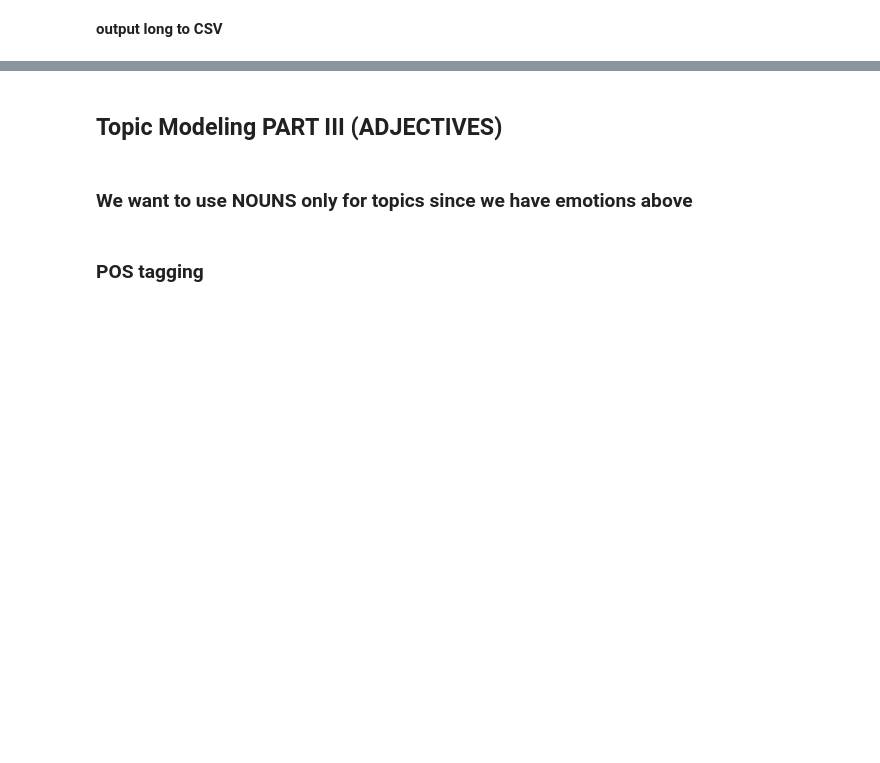
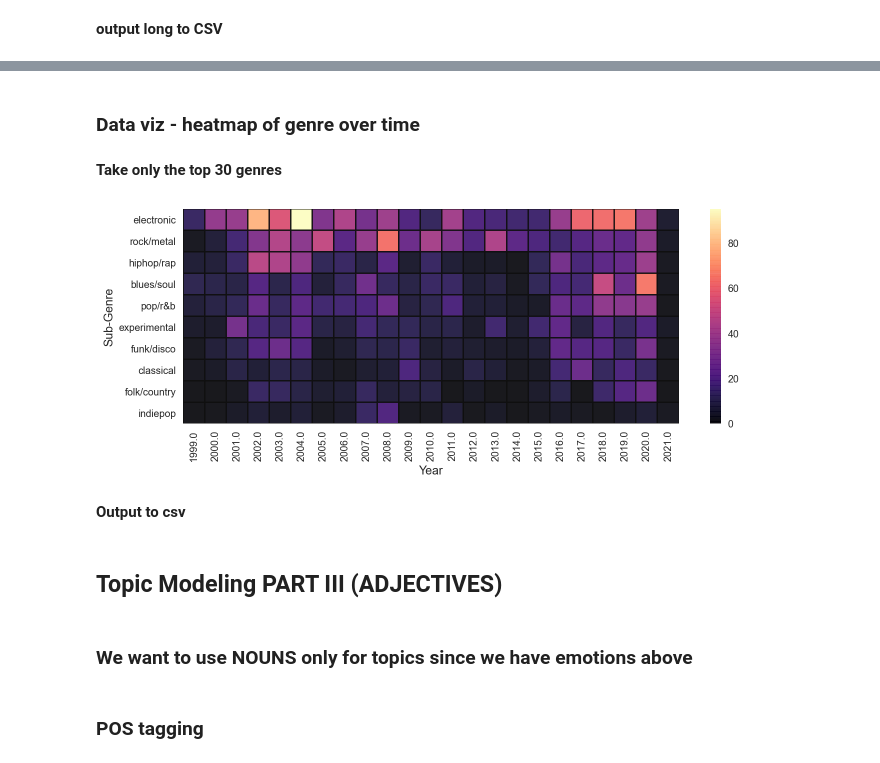
Before and after one commit to chan-chris/Metis_proj5, a Jupyter notebook: pgms/01_pitchfork_review_analysis.ipynb, the cells around one changed output, grey strips where cells are left out. Drawn from its saved outputs; the diff is of its cells as text; code cells hidden in the pictures; blank space fills up the shorter version.

```diff
--- a/pgms/01_pitchfork_review_analysis.ipynb
+++ b/pgms/01_pitchfork_review_analysis.ipynb
@@ -1823,0 +1848,4 @@ df_emo_top_long.to_csv('../data/df_emo_top_long.csv')
+# %%
+df_emo_limited.fillna(0,inplace=True)
+df_emo_limited['count']=df_emo_limited['count'].astype(str).astype(int)
+df_emo_limited.info()
@@ -1823,0 +1868,5 @@ df_emo_top_long.to_csv('../data/df_emo_top_long.csv')
+# %%
+genre_time_emo=pd.pivot_table(df_emo_limited, index = 'year', values = 'count', columns = 'subgenre', aggfunc = 'sum')
+genre_time_emo.fillna(0,inplace=True)
+genre_time_emo.drop((0.0),inplace=True)
+genre_time_emo
@@ -1823,0 +1892,8 @@ df_emo_top_long.to_csv('../data/df_emo_top_long.csv')
+# %%
+# remove jazz
+genre_time_emo.columns = genre_time_emo.columns.str.strip()
+genre_time_emo_limited=genre_time_emo.drop('jazz',axis=1)
+# transpose
+genre_time_emo_T = genre_time_emo_limited.T
+genre_time_emo_T = genre_time_emo_T.iloc[1:]
+genre_time_emo_T
@@ -1823,0 +1920,31 @@ df_emo_top_long.to_csv('../data/df_emo_top_long.csv')
+# %% [markdown]
+### Data viz - heatmap of genre over time
+# %% [markdown]
+**Take only the top 30 genres**
+# %%
+# sum across columns
+genre_time_emo_T['total_genres'] = genre_time_emo_T.sum(axis=1)
+
+# sort by total
+genre_time_emo_T_top10=genre_time_emo_T.sort_values(by=['total_genres'],ascending=False).nlargest(10, 'total_genres')
+
+# take top 20
+genre_time_emo_T_top10.drop(['total_genres'],axis=1,inplace=True)
+# %%
+gentime_df_rmv = genre_time_emo_T_top10[0:]
+
+#x=sns.color_palette("crest", as_cmap=True)
+
+fig, ax = plt.subplots(figsize=(10, 4))
+#cmap= sns.cubehelix_palette()
+#kwargs = {'alpha':.9,'linewidth':1, 'linestyle':'-', 'linecolor':'k','rasterized':False, 'edgecolor':'w', "capstyle":'projecting',}
+sns.heatmap(gentime_df_rmv, cmap='magma' , **kwargs )
+plt.ylabel('Sub-Genre',fontsize=12)
+plt.xlabel('Year',fontsize=12)
+plt.tight_layout()
+plt.savefig('../img/heatmap_subgenre_10.png')
+plt.savefig('../img/heatmap_subgenre_10.svg')
+# %% [output]
+[figure, added]
+# %% [markdown]
+**Output to csv**
```
Also changed, not shown: parts of 61 cells of this notebook, 8 other files.
